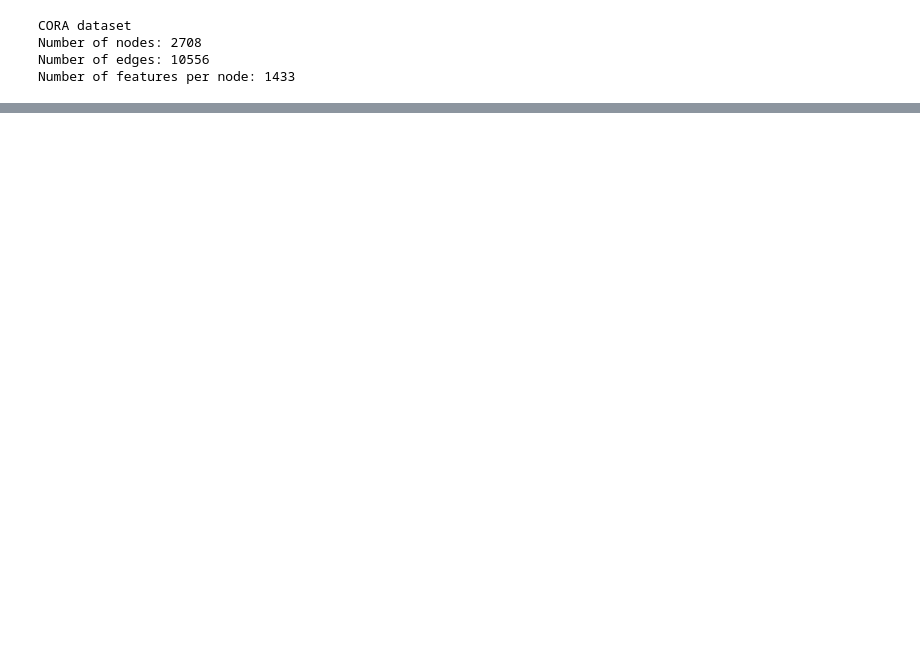
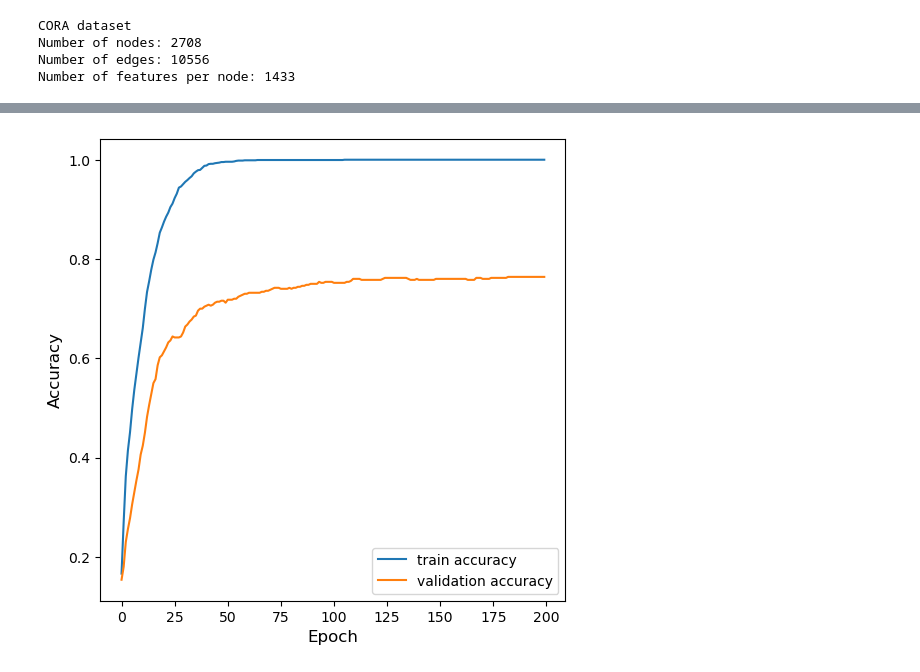
Before and after one commit to AliceDeLorenci/CayleyNets, a Jupyter notebook: CayleyNet.ipynb, the cells around one changed output, grey strips where cells are left out. Drawn from its saved outputs; the diff is of its cells as text; code cells hidden in the pictures; blank space fills up the shorter version.

Commit message:
GPU compatibility fix; Cayley 200 epochs results

```diff
--- a/CayleyNet.ipynb
+++ b/CayleyNet.ipynb
@@ -65,7 +63,9 @@ n_layers = 1 # number of hidden+output layers
 r = 5 # Cayley polynomial order
 # obs: we weren't able to identify the value of this last parameter in the paper
 # %%
-model = CayleyNet.CayleyNet(in_feats, n_classes, n_hidden, n_layers, r=5, p_dropout=0.5, normalization = 'sym', sparse=True, seed=0)
+p_dropout=0.5
+normalization = 'sym'
+model = CayleyNet.CayleyNet(in_feats, n_classes, n_hidden, n_hidden_layers, r=r, p_dropout=p_dropout, normalization=normalization, sparse=False, seed=0)
 # %%
 print(model)
 print(f'Number of parameters: {sum(p.numel() for p in model.parameters())}')
@@ -89,7 +89,7 @@ optimizer = torch.optim.Adam(model.parameters(), lr=lr, weight_decay=weight_deca
 # %%
 # Train the model
 batch_size = 32
-epochs = 100
+epochs = 200
 
 # save loss values for plotting
 loss_values = []
@@ -141 +149,36 @@ utils.plot_accuracy(train_score, val_score)
+# %%
+results = {'model': 'CayleyNet',
+           'dataset': dataset.name,
+           'training size': len(train_mask),
+           'validation size': len(val_mask),
+           'test size': len(test_mask),
+           'n hidden nodes': n_hidden,
+           'n hidden layers': n_hidden_layers,
+           'polynomial order': r,
+           'laplacian normalization': normalization,
+           'dropout probability': p_dropout,
+           'learning rate': lr,
+           'weight decay': weight_decay,
+           'batch size': batch_size,
+           'n epochs': epochs,
+           'loss': loss_values,
+           'train accuracy': train_score,
+           'validation accuracy': val_score,
+           'test accuracy': test_score
+           }
+# %%
+import pickle
+import datetime
+ts = datetime.datetime.now()
+ts = '{}-{}-{}-{}-{}-{}'.format(ts.year, ts.month, ts.day, ts.hour, ts.minute, ts.second)
+fname = './results/cayley_{}.pkl'.format(ts)
+with open(fname, 'wb') as f:
+    pickle.dump(results, f)
+
+with open(fname, 'rb') as f:
+    loaded_results = pickle.load(f)
+# %%
+utils.plot_accuracy(loaded_results['train accuracy'], loaded_results['validation accuracy'])
+# %% [output]
+[figure, added]
 # %%
```
Also changed, not shown: parts of 12 cells of this notebook, 13 other files.
